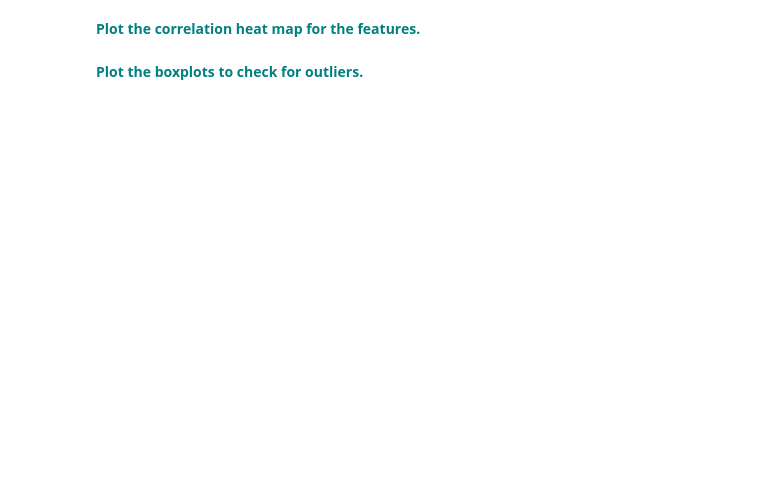
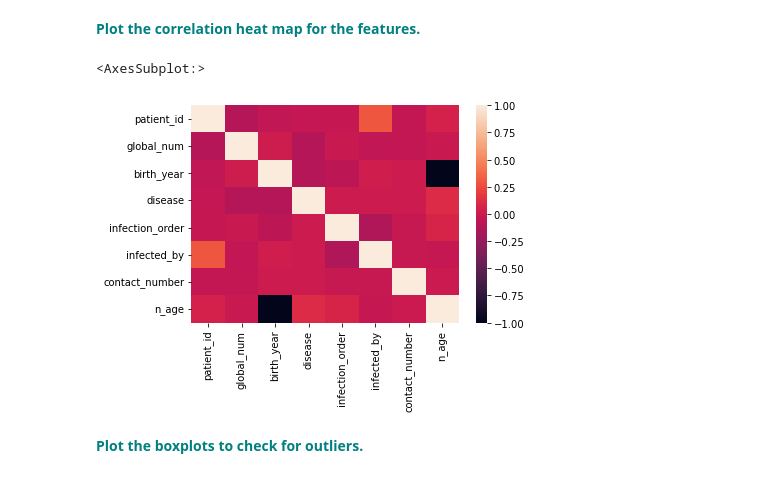
Before and after one commit to ashleyg16/Springboard, a Jupyter notebook: RandomForestCovidCaseStudy/RandomForest_casestudy_covid19.ipynb, the cells around one changed output. Cells and saved outputs as stored; diff of their text form; code cells hidden in the pictures; blank space fills up the shorter version.

```diff
--- a/RandomForestCovidCaseStudy/RandomForest_casestudy_covid19.ipynb
+++ b/RandomForestCovidCaseStudy/RandomForest_casestudy_covid19.ipynb
@@ -80,5 +104,7 @@ df.state.value_counts()
 # %% [markdown]
  **<font color='teal'> Create a new column named 'n_age' which is the calculated age based on the birth year column.</font>**
+# %%
+df['n_age'] = pd.DatetimeIndex(df['confirmed_date']).year - df['birth_year']
 # %% [markdown]
 ### Handle Missing Values
 # %% [markdown]
@@ -88,2 +155,5 @@ df.info()
 # %% [markdown]
  **<font color='teal'> Fill the 'disease' missing values with 0 and remap the True values to 1.</font>**
+# %%
+df['disease'] = df['disease'].fillna(0)
+df['disease'] = df['disease'].replace(True, 1)
@@ -90,2 +164,8 @@ df.info()
 # %% [markdown]
  **<font color='teal'> Fill null values in the following columns with their mean: 'global_number','birth_year','infection_order','infected_by'and 'contact_number'</font>**
+# %%
+df['global_num'].fillna(df['global_num'].mean(), inplace = True)
+df['birth_year'].fillna(df['birth_year'].mean(), inplace = True)
+df['infection_order'].fillna(df['infection_order'].mean(), inplace = True)
+df['infected_by'].fillna(df['infected_by'].mean(), inplace = True)
+df['contact_number'].fillna(df['contact_number'].mean(), inplace = True)
@@ -92,4 +195,13 @@ df.info()
 # %% [markdown]
  **<font color='teal'> Fill the rest of the missing values with any method.</font>**
+# %%
+#date columns are going to be deleted in a few steps, so not filling those
+df['sex'].fillna('X', inplace = True)
+#looked at the data and all cases are in 2020, so using that year to calculate
+df['n_age'].fillna((2020 - df['birth_year']), inplace = True)
+df['age'].fillna((str(int(df['n_age'].mean()//10)*10) + 's'), inplace = True)
+df['city'].fillna('missing', inplace = True)
+df['infection_case'].fillna('unknown', inplace = True)
+df['state'].fillna('missing', inplace = True)
 # %% [markdown]
  **<font color='teal'> Check for any remaining null values.</font>**
@@ -129,4 +326,9 @@ vn
 # %% [markdown]
 **<font color='teal'> Plot the correlation heat map for the features.</font>**
+# %%
+sns.heatmap(df.corr())
+# %% [output]
+<AxesSubplot:>
+[figure, added]
 # %% [markdown]
 **<font color='teal'> Plot the boxplots to check for outliers. </font>**
```
Also changed, not shown: parts of 25 cells of this notebook.
